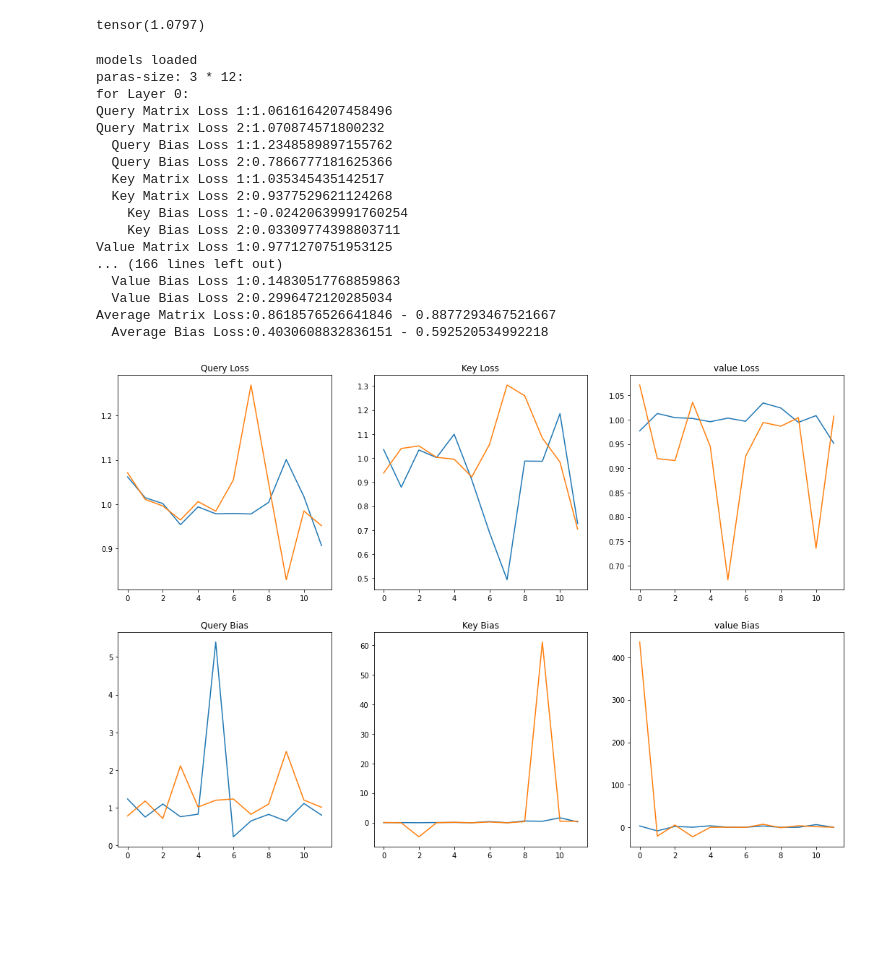
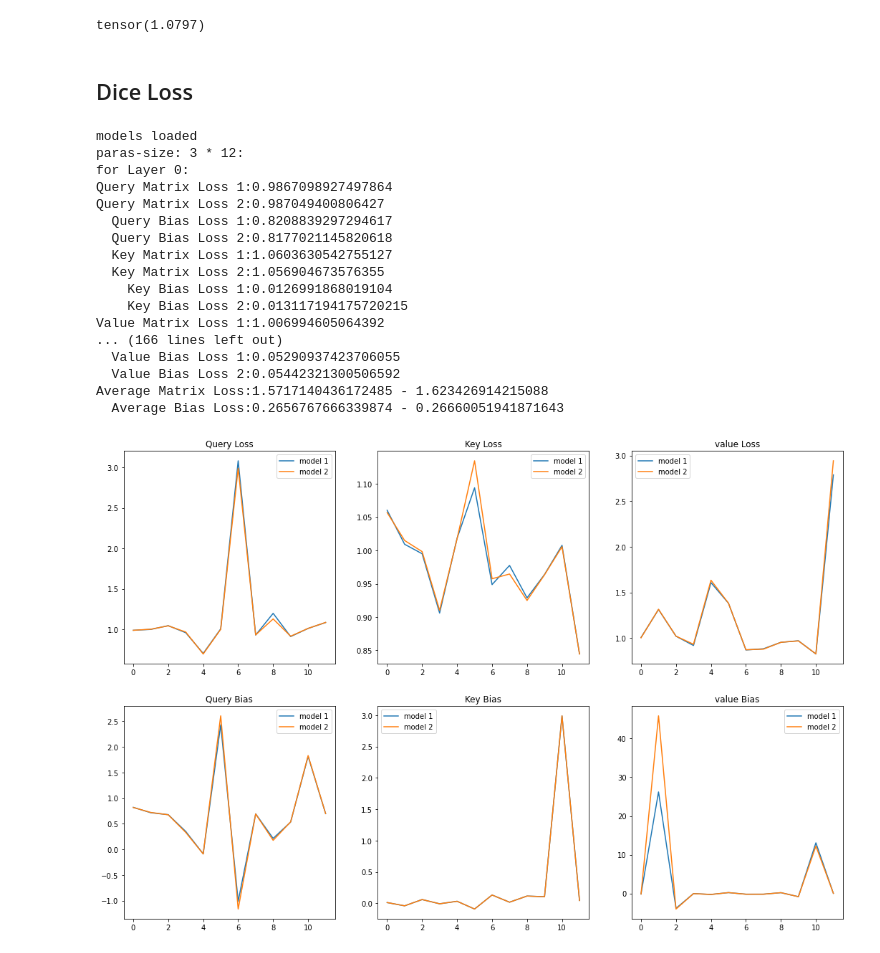
Before and after one commit to HuHang-koko5/Roberta, a Jupyter notebook: News-Classifier/MatrixValidation.ipynb, the cells around one changed output. Cells and saved outputs as stored; diff of their text form; code cells hidden in the pictures; blank space fills up the shorter version.

Commit message:
finish matrix comparasion

```diff
--- a/News-Classifier/MatrixValidation.ipynb
+++ b/News-Classifier/MatrixValidation.ipynb
@@ -209,47 +209,51 @@ import time
 import os
 from tqdm import tqdm, trange, tqdm_notebook
 from tqdm.notebook import tqdm as notetqdm
+# %% [markdown]
+## Dice Loss
 # %%
 MODEL_NAME = 'skimai/spanberta-base-cased'
-model1 = 'results/NewsCate-finetune-results-1121/3e-05-128/1121-epoch-2.pth'
-model2 = 'results/further_pretrained-results-1122/3e-05-128/'
+model1 = 'results/NewsCate-finetune-1121/3e-05-128/1121-epoch-3.pth'
+model2 = 'results/elmundo_trained-1123/3e-05-128/1123-epoch-2.pth'
 criterion = DiceLoss()
-m_loss, b_loss = para_compare(MODEL_NAME,model1,model2,criterion)
+m_loss, b_loss = para_compare(MODEL_NAME,model1,model2,criterion,26,26,7)
 # %% [output]
 models loaded
 paras-size: 3 * 12:
 for Layer 0:
-Query Matrix Loss 1:1.0616164207458496
-Query Matrix Loss 2:1.070874571800232
-  Query Bias Loss 1:1.2348589897155762
-  Query Bias Loss 2:0.7866777181625366
-  Key Matrix Loss 1:1.035345435142517
-  Key Matrix Loss 2:0.9377529621124268
-    Key Bias Loss 1:-0.02420639991760254
-    Key Bias Loss 2:0.03309774398803711
-Value Matrix Loss 1:0.9771270751953125
+Query Matrix Loss 1:0.9867098927497864
+Query Matrix Loss 2:0.987049400806427
+  Query Bias Loss 1:0.8208839297294617
+  Query Bias Loss 2:0.8177021145820618
+  Key Matrix Loss 1:1.0603630542755127
+  Key Matrix Loss 2:1.056904673576355
+    Key Bias Loss 1:0.0126991868019104
+    Key Bias Loss 2:0.013117194175720215
+Value Matrix Loss 1:1.006994605064392
 ... (166 lines left out)
-  Value Bias Loss 1:0.14830517768859863
-  Value Bias Loss 2:0.2996472120285034
-Average Matrix Loss:0.8618576526641846 - 0.8877293467521667
-  Average Bias Loss:0.4030608832836151 - 0.592520534992218
+  Value Bias Loss 1:0.05290937423706055
+  Value Bias Loss 2:0.05442321300506592
+Average Matrix Loss:1.5717140436172485 - 1.623426914215088
+  Average Bias Loss:0.2656767666339874 - 0.26660051941871643
 # %%
 import matplotlib.pyplot as plt
 # %%
 layer_idx = [i for i in range(12)]
 matrix_titles = ['Query Loss','Key Loss','value Loss']
 bias_titles = ['Query Bias','Key Bias','value Bias']
 plt.figure(figsize=(18,12))
 for idx in range(1,4):
     plt.subplot(2,3,idx)
     plt.title(matrix_titles[idx-1])
-    plt.plot(layer_idx, [value[idx * 2 - 2] for value in m_loss], label='model 1')
+    plt.plot(layer_idx, [value[idx * 2 - 2] for value in m_loss], label='model 1',)
     plt.plot(layer_idx, [value[idx * 2 - 1] for value in m_loss], label='model 2')
+    plt.legend()
 
 for idx in range(1,4):
     plt.subplot(2,3,idx+3)
     plt.title(bias_titles[idx-1])
     plt.plot(layer_idx, [value[idx * 2 - 2] for value in b_loss], label='model 1')
     plt.plot(layer_idx, [value[idx * 2 - 1] for value in b_loss], label='model 2')
+    plt.legend()
 # %% [output]
-[figure, old version]
+[figure, new version]
```
Also changed, not shown: 2 other files.
